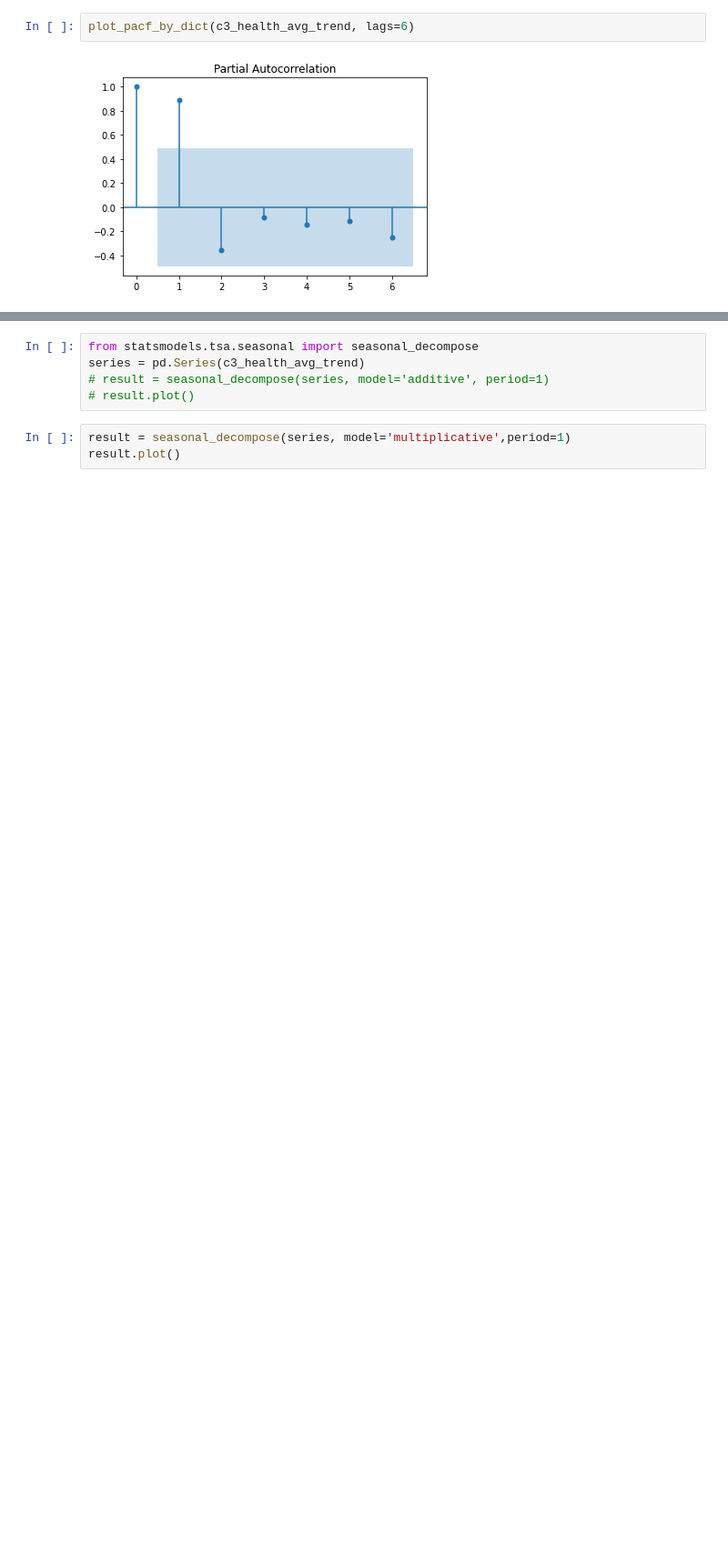
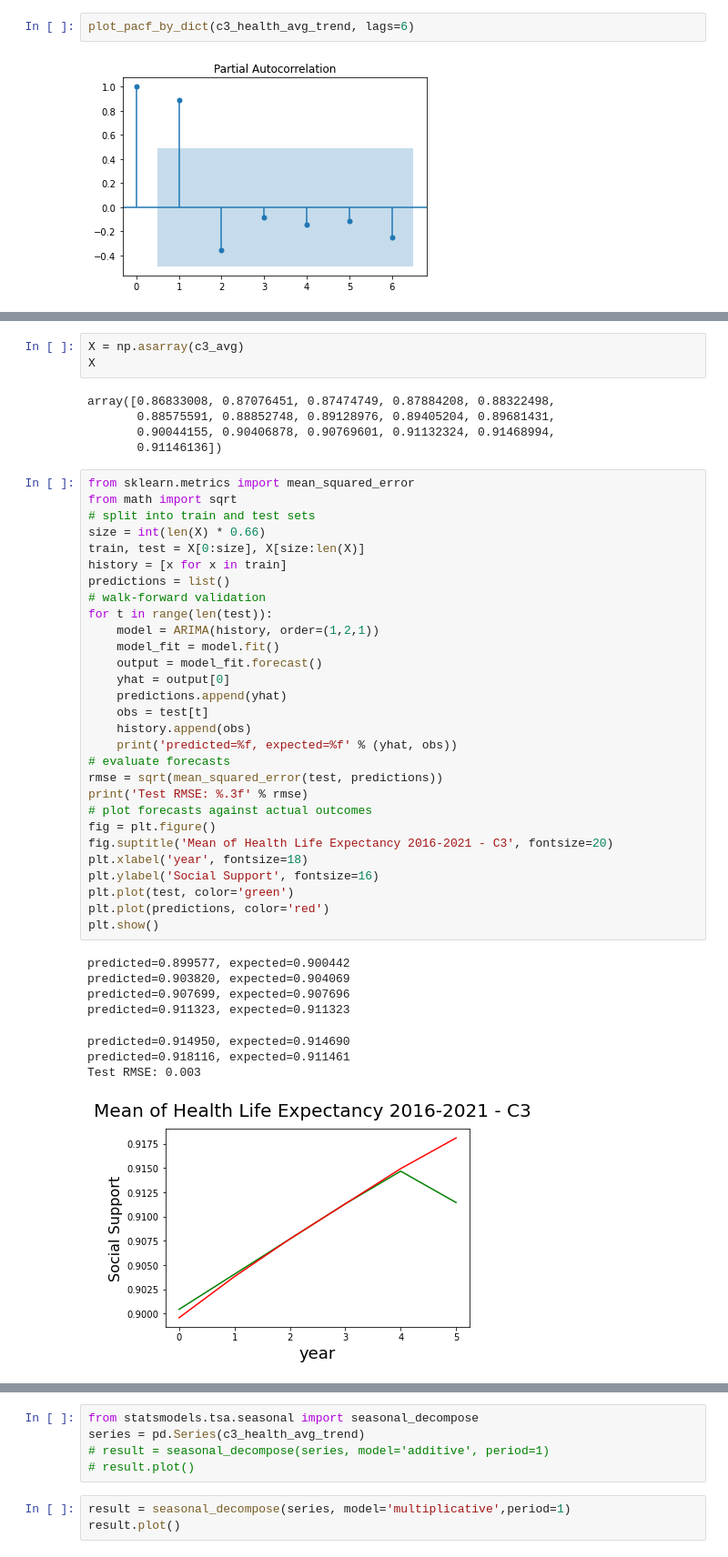
Before and after one commit to winggo12/DataAnalysis-WorldHappinessIndex, a Jupyter notebook: TimeSeriesAnalysis/ARIMA-HealthLifeExpectancy.ipynb, the cells around one changed output, grey strips where cells are left out. Shown at 91% size. Cells and saved outputs as stored; diff of their text form; blank space fills up the shorter version.

```diff
--- a/TimeSeriesAnalysis/ARIMA-HealthLifeExpectancy.ipynb
+++ b/TimeSeriesAnalysis/ARIMA-HealthLifeExpectancy.ipynb
@@ -104,0 +136,46 @@ plot_pacf_by_dict(c3_health_avg_trend, lags=6)
+# %%
+X = np.asarray(c3_avg)
+X
+# %% [output]
+array([0.86833008, 0.87076451, 0.87474749, 0.87884208, 0.88322498,
+       0.88575591, 0.88852748, 0.89128976, 0.89405204, 0.89681431,
+       0.90044155, 0.90406878, 0.90769601, 0.91132324, 0.91468994,
+       0.91146136])
+# %%
+from sklearn.metrics import mean_squared_error
+from math import sqrt
+# split into train and test sets
+size = int(len(X) * 0.66)
+train, test = X[0:size], X[size:len(X)]
+history = [x for x in train]
+predictions = list()
+# walk-forward validation
+for t in range(len(test)):
+	model = ARIMA(history, order=(1,2,1))
+	model_fit = model.fit()
+	output = model_fit.forecast()
+	yhat = output[0]
+	predictions.append(yhat)
+	obs = test[t]
+	history.append(obs)
+	print('predicted=%f, expected=%f' % (yhat, obs))
+# evaluate forecasts
+rmse = sqrt(mean_squared_error(test, predictions))
+print('Test RMSE: %.3f' % rmse)
+# plot forecasts against actual outcomes
+fig = plt.figure()
+fig.suptitle('Mean of Health Life Expectancy 2016-2021 - C3', fontsize=20)
+plt.xlabel('year', fontsize=18)
+plt.ylabel('Social Support', fontsize=16)
+plt.plot(test, color='green')
+plt.plot(predictions, color='red')
+plt.show()
+# %% [output]
+predicted=0.899577, expected=0.900442
+predicted=0.903820, expected=0.904069
+predicted=0.907699, expected=0.907696
+predicted=0.911323, expected=0.911323
+predicted=0.914950, expected=0.914690
+predicted=0.918116, expected=0.911461
+Test RMSE: 0.003
+[figure, added]
```
Also changed, not shown: parts of 20 cells of this notebook, 2 other files.
